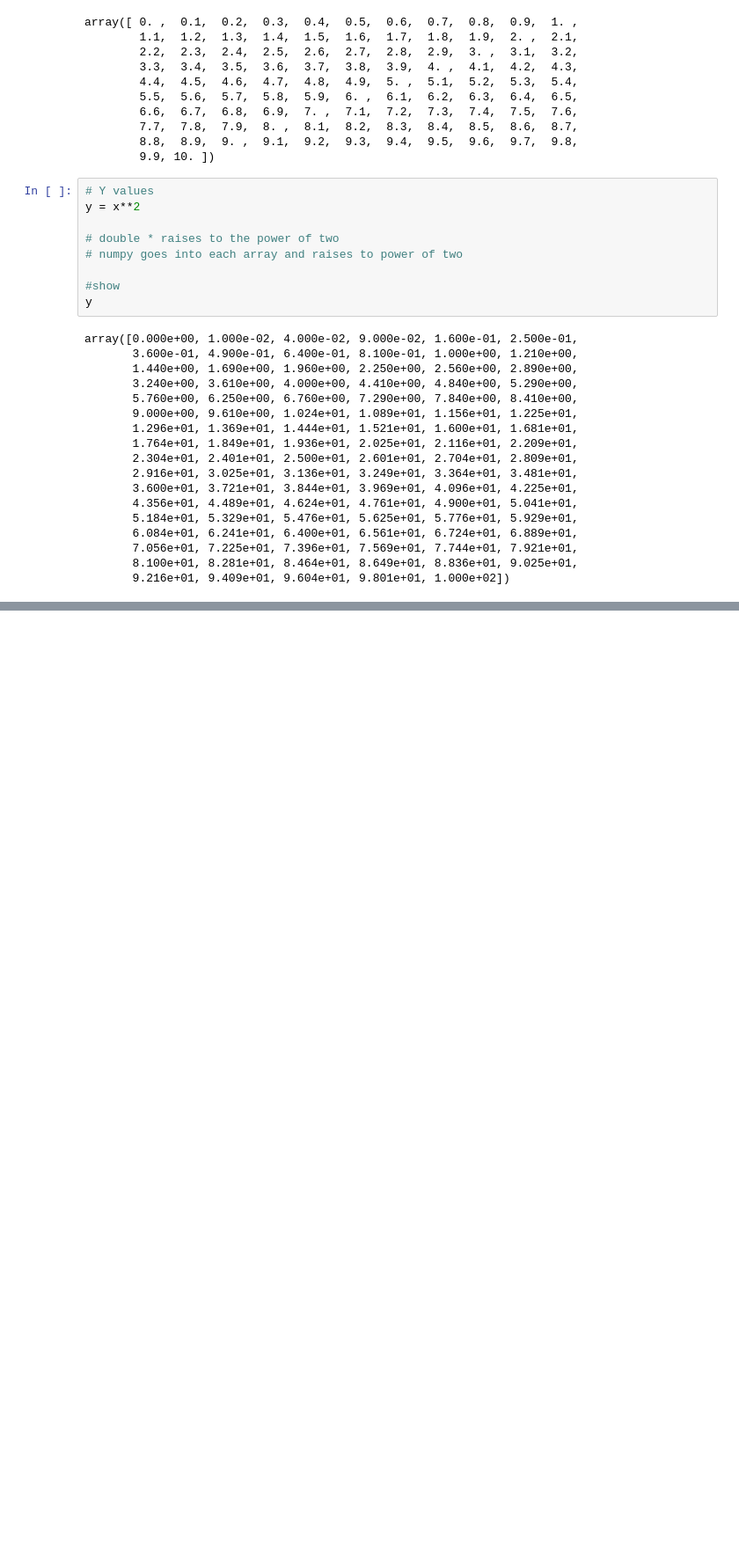
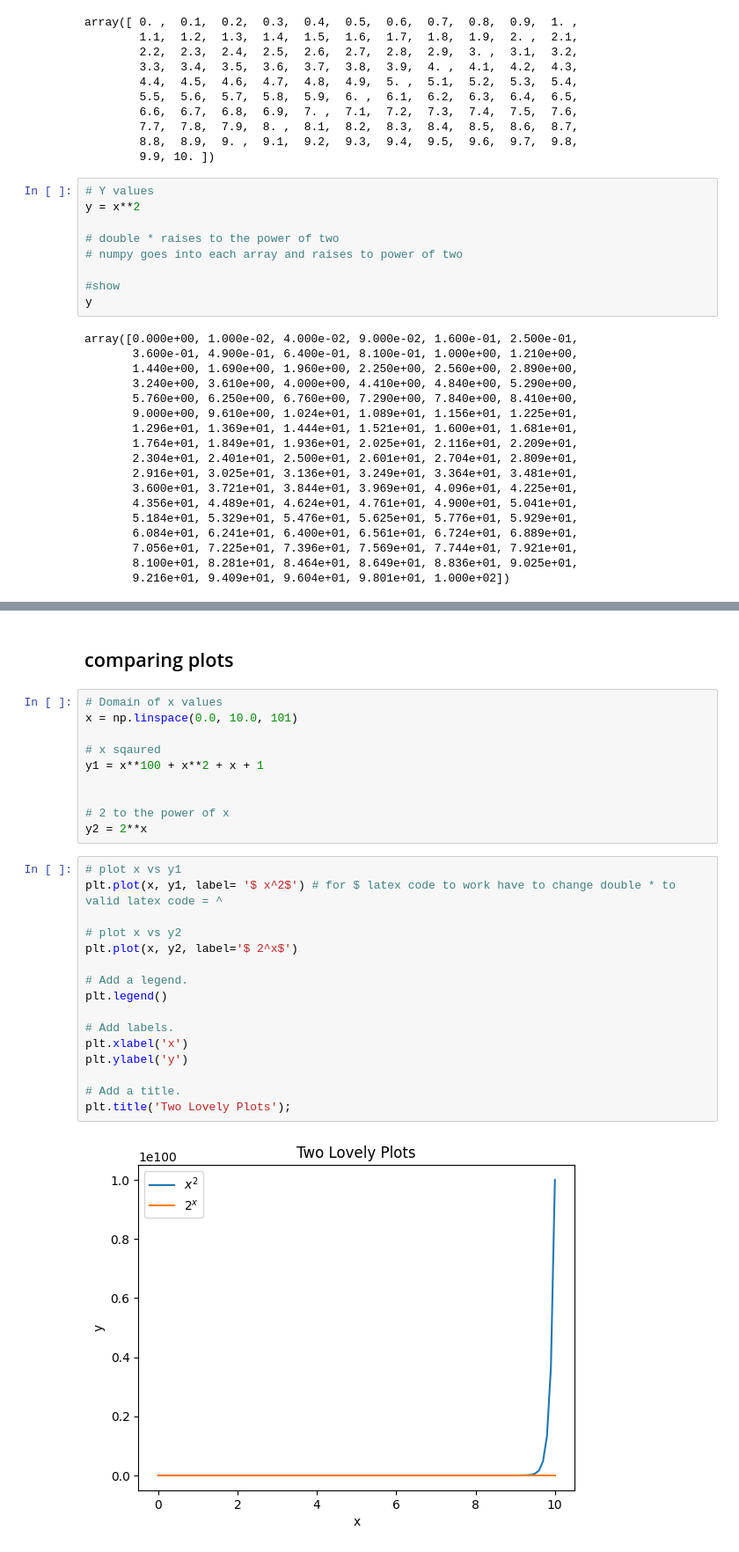
Before and after one commit to LDonn32/PoDA-weekly-lectures-, a Jupyter notebook: matplotlib.ipynb, the cells around one changed output, grey strips where cells are left out. Shown at 88% size. Cells and saved outputs as stored; diff of their text form; blank space fills up the shorter version.

```diff
--- a/matplotlib.ipynb
+++ b/matplotlib.ipynb
@@ -64,3 +70,33 @@ plt.ylabel('$x^2$');
 plt.title(' A Lovely Plot');
 # %% [output]
 [figure]
+# %% [markdown]
+## comparing plots
+# %%
+# Domain of x values
+x = np.linspace(0.0, 10.0, 101)
+
+# x sqaured
+y1 = x**100 + x**2 + x + 1
+
+
+# 2 to the power of x
+y2 = 2**x
+# %%
+# plot x vs y1
+plt.plot(x, y1, label= '$ x^2$') # for $ latex code to work have to change double * to valid latex code = ^
+
+# plot x vs y2
+plt.plot(x, y2, label='$ 2^x$')
+
+# Add a legend.
+plt.legend()
+
+# Add labels.
+plt.xlabel('x')
+plt.ylabel('y')
+
+# Add a title.
+plt.title('Two Lovely Plots');
+# %% [output]
+[figure, added]
```
Also changed, not shown: parts of 10 cells of this notebook.
